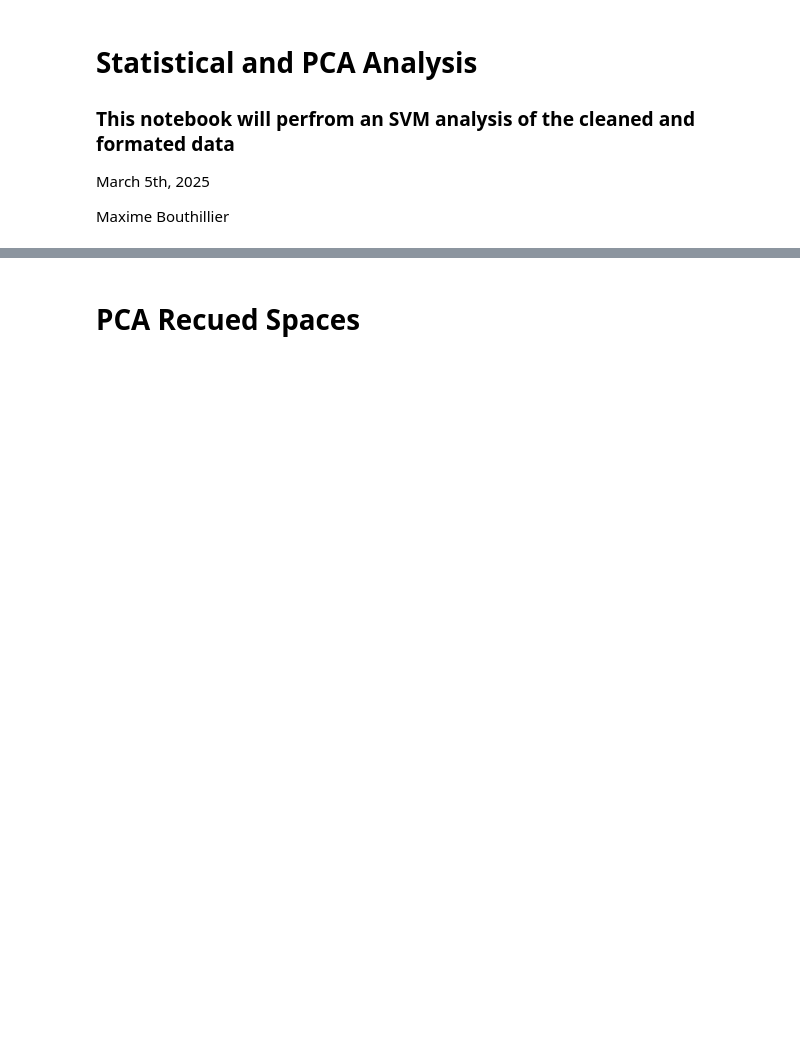
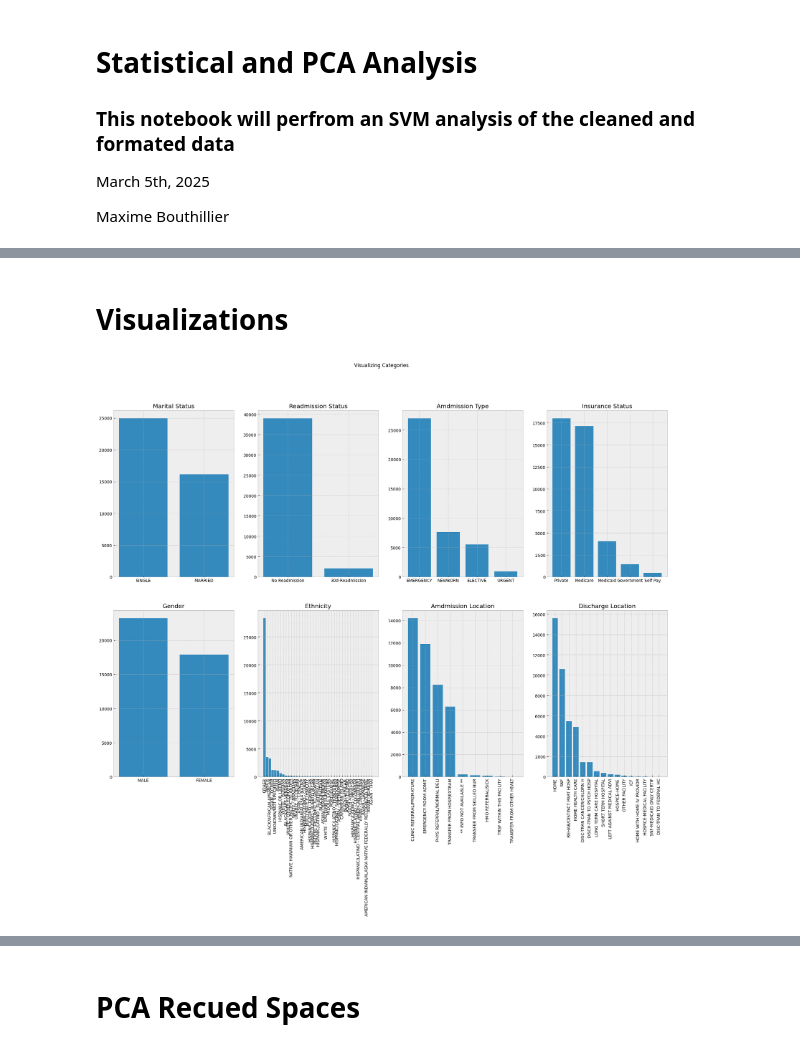
Before and after one commit to BoutM/30d_read.project, a Jupyter notebook: Analysis.ipynb, the cells around one changed output, grey strips where cells are left out. Saved outputs shown, nothing was run; the diff lists cells and outputs as text; code cells hidden in the pictures; blank space fills up the shorter version.

```diff
--- a/Analysis.ipynb
+++ b/Analysis.ipynb
@@ -35,0 +47,59 @@ for col, col_values in df.items():
+# %% [markdown]
+# Visualizations
+# %%
+fig, ax = plt.subplots(2,4, figsize=(24,16))
+fig.suptitle("Visualizing Categories")
+
+# Marital Status
+matrital_count = df['marital_status'].value_counts()
+ax[0,0].bar(matrital_count.index, matrital_count.values)
+ax[0,0].set_title('Marital Status')
+
+# Readmission
+read_count = df['read_flag'].value_counts()
+ax[0,1].bar(read_count.index, read_count.values)
+labels = ['No Readmission', '30d-Readmission']
+ax[0,1].set_xticks([0,1])
+ax[0,1].set_xticklabels(labels)
+ax[0,1].set_title('Readmission Status')
+
+
+# Gender
+gender_count = df['gender'].value_counts()
+ax[1,0].bar(gender_count.index, gender_count.values)
+labels = ['MALE', 'FEMALE']
+ax[1,0].set_xticks([0,1])
+ax[1,0].set_xticklabels(labels)
+ax[1,0].set_title('Gender')
+
+# Ethnicity
+ethnicity_count = df['ethnicity'].value_counts()
+ax[1,1].bar(ethnicity_count.index, ethnicity_count.values)
+ax[1,1].set_xticklabels(list((df['ethnicity']).unique()),rotation=90)
+ax[1,1].set_title('Ethnicity')
+
+# Admit type
+admit_type_count = df['admission_type'].value_counts()
+ax[0,2].bar(admit_type_count.index, admit_type_count.values)
+ax[0,2].set_title('Amdmission Type')
+
+# insurance
+insurance_count = df['insurance'].value_counts()
+ax[0,3].bar(insurance_count.index, insurance_count.values)
+ax[0,3].set_title('Insurance Status')
+
+# Locations:
+admit_loc_count = df['admission_location'].value_counts()
+ax[1,2].bar(admit_loc_count.index, admit_loc_count.values)
+ax[1,2].set_xticklabels(list((df['admission_location']).unique()),rotation=90)
+ax[1,2].set_title('Amdmission Location')
+
+disch_loc_count = df['discharge_location'].value_counts()
+ax[1,3].bar(disch_loc_count.index, disch_loc_count.values)
+ax[1,3].set_xticklabels(list((df['discharge_location']).unique()),rotation=90)
+ax[1,3].set_title('Discharge Location')
+
+plt.style.use('bmh')
+plt.show()
+# %% [output]
+[figure, added]
```
Also changed, not shown: parts of 16 cells of this notebook, 2 other files.
